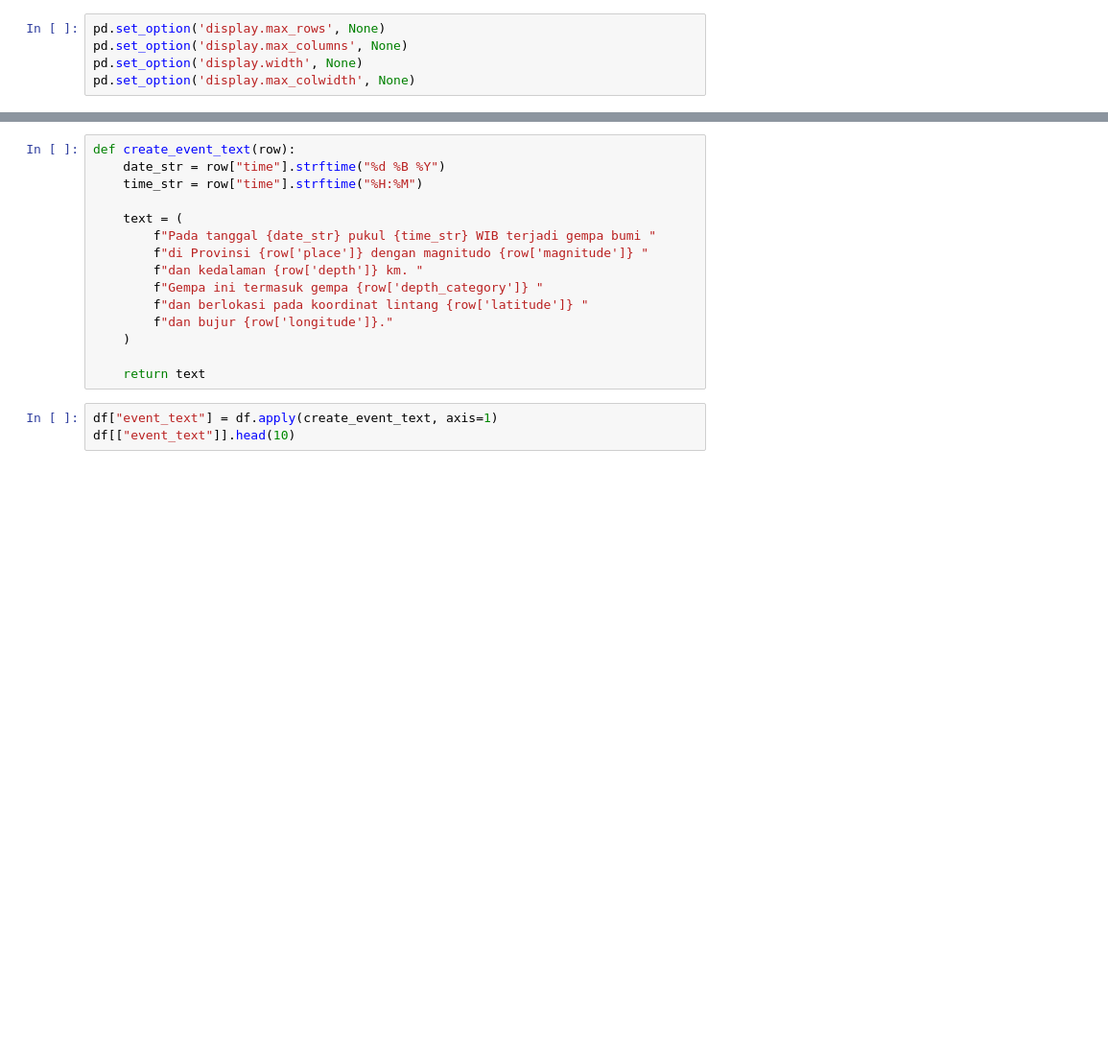
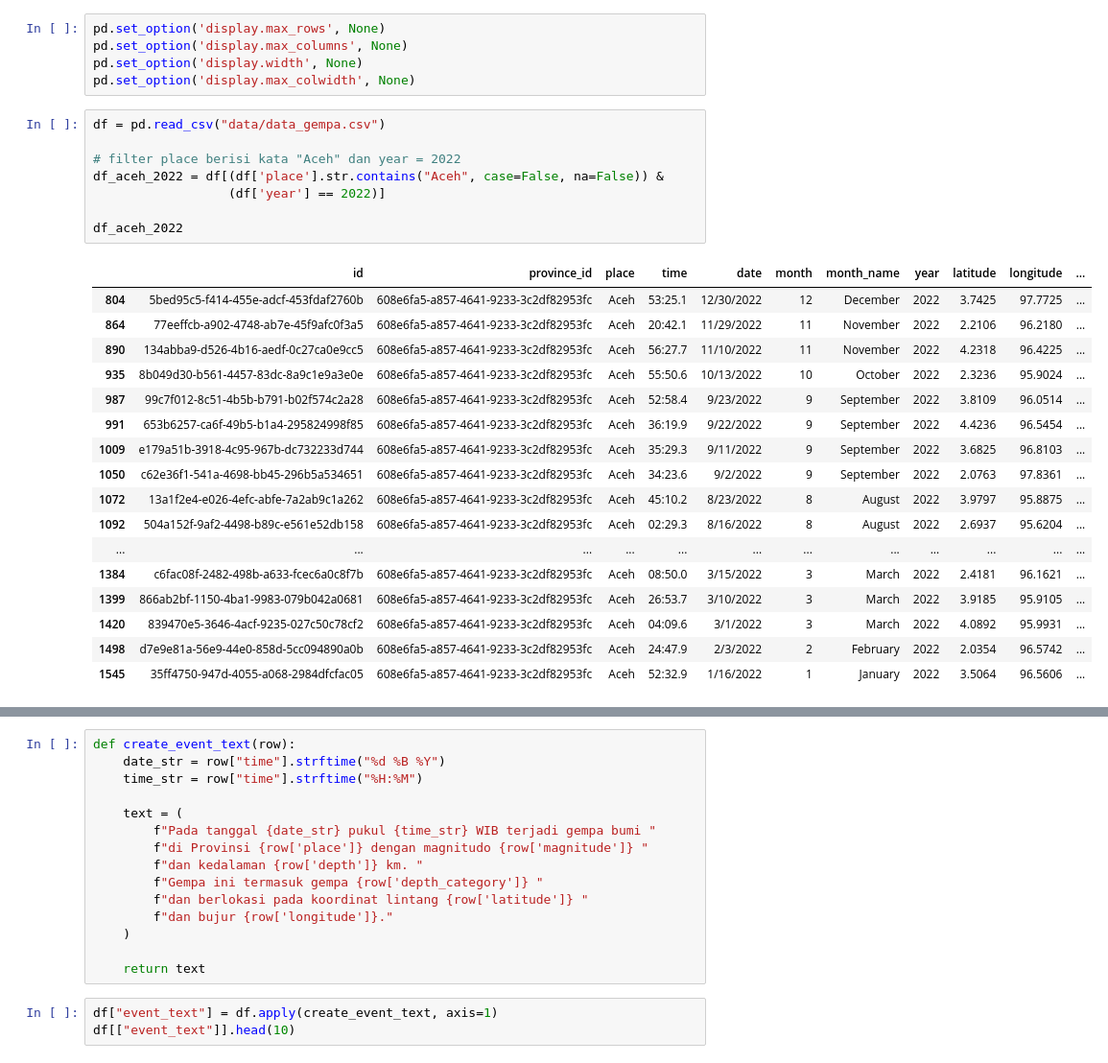
Before and after one commit to calystamoza/PA_Gempa, a Jupyter notebook: data-to-text.ipynb, the cells around one changed output, grey strips where cells are left out. Shown at 96% size. Cells and saved outputs as stored; diff of their text form; blank space fills up the shorter version.

```diff
--- a/data-to-text.ipynb
+++ b/data-to-text.ipynb
@@ -11,4 +31,30 @@ pd.set_option('display.max_rows', None)
 pd.set_option('display.max_columns', None)
 pd.set_option('display.width', None)
 pd.set_option('display.max_colwidth', None)
+# %%
+df = pd.read_csv("data/data_gempa.csv")
+
+# filter place berisi kata "Aceh" dan year = 2022
+df_aceh_2022 = df[(df['place'].str.contains("Aceh", case=False, na=False)) &
+                  (df['year'] == 2022)]
+
+df_aceh_2022
+# %% [output]
+|  | id | province_id | place | time | date | month | month_name | year | latitude | longitude | ... |
+| 804 | 5bed95c5-f414-455e-adcf-453fdaf2760b | 608e6fa5-a857-4641-9233-3c2df82953fc | Aceh | 53:25.1 | 12/30/2022 | 12 | December | 2022 | 3.7425 | 97.7725 | ... |
+| 864 | 77eeffcb-a902-4748-ab7e-45f9afc0f3a5 | 608e6fa5-a857-4641-9233-3c2df82953fc | Aceh | 20:42.1 | 11/29/2022 | 11 | November | 2022 | 2.2106 | 96.2180 | ... |
+| 890 | 134abba9-d526-4b16-aedf-0c27ca0e9cc5 | 608e6fa5-a857-4641-9233-3c2df82953fc | Aceh | 56:27.7 | 11/10/2022 | 11 | November | 2022 | 4.2318 | 96.4225 | ... |
+| 935 | 8b049d30-b561-4457-83dc-8a9c1e9a3e0e | 608e6fa5-a857-4641-9233-3c2df82953fc | Aceh | 55:50.6 | 10/13/2022 | 10 | October | 2022 | 2.3236 | 95.9024 | ... |
+| 987 | 99c7f012-8c51-4b5b-b791-b02f574c2a28 | 608e6fa5-a857-4641-9233-3c2df82953fc | Aceh | 52:58.4 | 9/23/2022 | 9 | September | 2022 | 3.8109 | 96.0514 | ... |
+| 991 | 653b6257-ca6f-49b5-b1a4-295824998f85 | 608e6fa5-a857-4641-9233-3c2df82953fc | Aceh | 36:19.9 | 9/22/2022 | 9 | September | 2022 | 4.4236 | 96.5454 | ... |
+| 1009 | e179a51b-3918-4c95-967b-dc732233d744 | 608e6fa5-a857-4641-9233-3c2df82953fc | Aceh | 35:29.3 | 9/11/2022 | 9 | September | 2022 | 3.6825 | 96.8103 | ... |
+| 1050 | c62e36f1-541a-4698-bb45-296b5a534651 | 608e6fa5-a857-4641-9233-3c2df82953fc | Aceh | 34:23.6 | 9/2/2022 | 9 | September | 2022 | 2.0763 | 97.8361 | ... |
+| 1072 | 13a1f2e4-e026-4efc-abfe-7a2ab9c1a262 | 608e6fa5-a857-4641-9233-3c2df82953fc | Aceh | 45:10.2 | 8/23/2022 | 8 | August | 2022 | 3.9797 | 95.8875 | ... |
+| 1092 | 504a152f-9af2-4498-b89c-e561e52db158 | 608e6fa5-a857-4641-9233-3c2df82953fc | Aceh | 02:29.3 | 8/16/2022 | 8 | August | 2022 | 2.6937 | 95.6204 | ... |
+| ... | ... | ... | ... | ... | ... | ... | ... | ... | ... | ... | ... |
+| 1384 | c6fac08f-2482-498b-a633-fcec6a0c8f7b | 608e6fa5-a857-4641-9233-3c2df82953fc | Aceh | 08:50.0 | 3/15/2022 | 3 | March | 2022 | 2.4181 | 96.1621 | ... |
+| 1399 | 866ab2bf-1150-4ba1-9983-079b042a0681 | 608e6fa5-a857-4641-9233-3c2df82953fc | Aceh | 26:53.7 | 3/10/2022 | 3 | March | 2022 | 3.9185 | 95.9105 | ... |
+| 1420 | 839470e5-3646-4acf-9235-027c50c78cf2 | 608e6fa5-a857-4641-9233-3c2df82953fc | Aceh | 04:09.6 | 3/1/2022 | 3 | March | 2022 | 4.0892 | 95.9931 | ... |
+| 1498 | d7e9e81a-56e9-44e0-858d-5cc094890a0b | 608e6fa5-a857-4641-9233-3c2df82953fc | Aceh | 24:47.9 | 2/3/2022 | 2 | February | 2022 | 2.0354 | 96.5742 | ... |
+| 1545 | 35ff4750-947d-4055-a068-2984dfcfac05 | 608e6fa5-a857-4641-9233-3c2df82953fc | Aceh | 52:32.9 | 1/16/2022 | 1 | January | 2022 | 3.5064 | 96.5606 | ... |
 # %%
```
Also changed, not shown: parts of 13 cells of this notebook, 7 other files.
